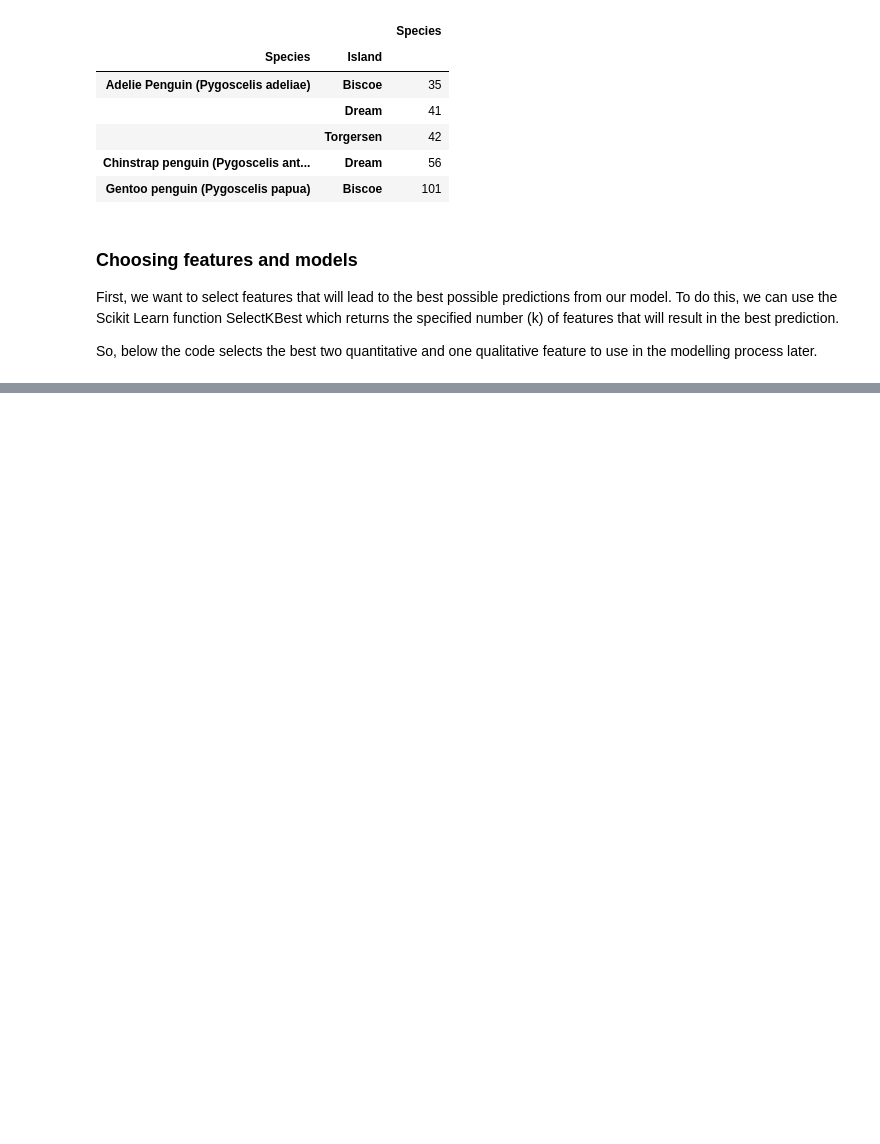
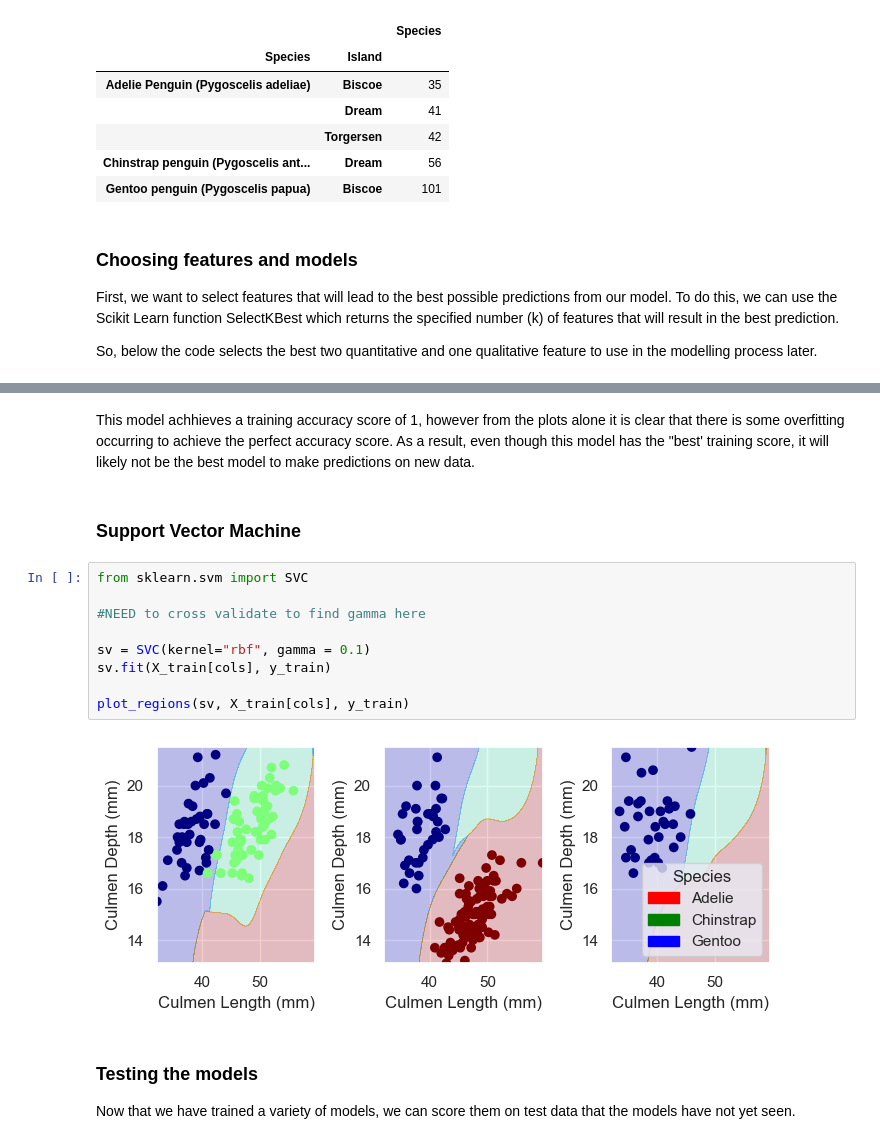
Before and after one commit to kate-kenny/kate-kenny.github.io, a Jupyter notebook: posts/blog3/Palmer Penguins.ipynb, the cells around one changed output, grey strips where cells are left out. Cells and saved outputs as stored; diff of their text form; blank space fills up the shorter version.

```diff
--- a/posts/blog3/Palmer Penguins.ipynb
+++ b/posts/blog3/Palmer Penguins.ipynb
@@ -184,0 +263,19 @@ Please also refer to the documentation for alternative solver options:
+# %% [markdown]
+This model achhieves a training accuracy score of 1, however from the plots alone it is clear that there is some overfitting occurring to achieve the perfect accuracy score. As a result, even though this model has the "best' training score, it will likely not be the best model to make predictions on new data.
+# %% [markdown]
+### Support Vector Machine
+# %%
+from sklearn.svm import SVC
+
+#NEED to cross validate to find gamma here
+
+sv = SVC(kernel="rbf", gamma = 0.1)
+sv.fit(X_train[cols], y_train)
+
+plot_regions(sv, X_train[cols], y_train)
+# %% [output]
+[figure, added]
+# %% [markdown]
+### Testing the models
+
+Now that we have trained a variety of models, we can score them on test data that the models have not yet seen.
```
Also changed, not shown: parts of 8 cells of this notebook.
